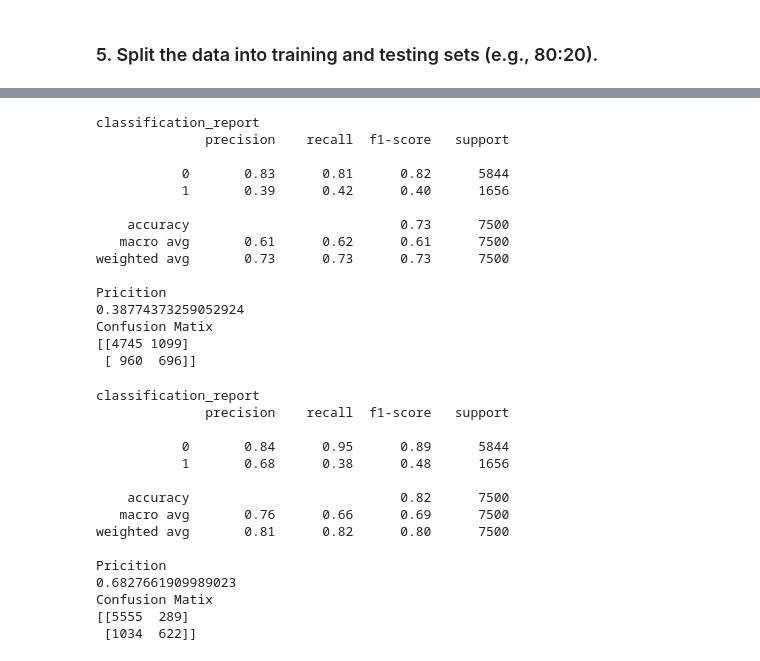
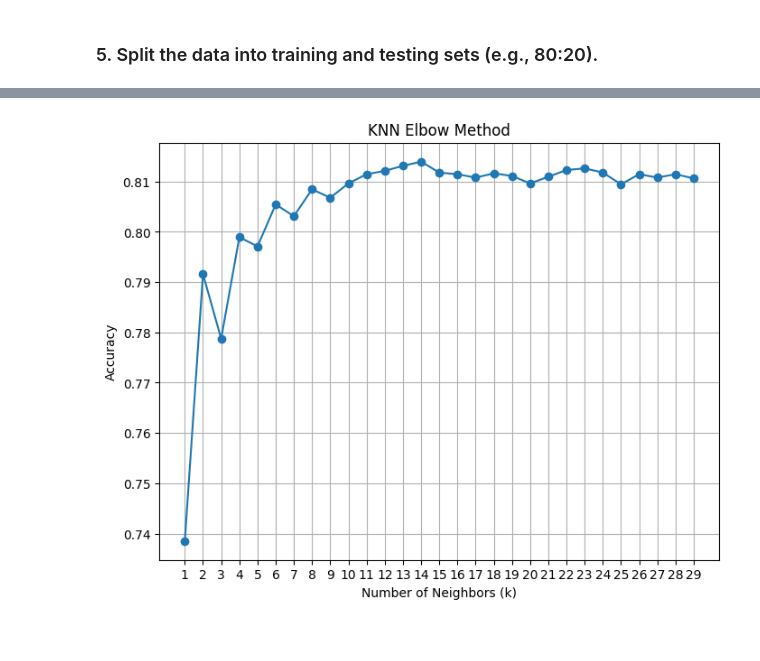
Before and after one commit to Swar028363/jupyter-notebooks, a Jupyter notebook: Collage_ML_Labs/Lab4.ipynb, the cells around one changed output, grey strips where cells are left out. Drawn from its saved outputs; the diff is of its cells as text; code cells hidden in the pictures.

```diff
--- a/Collage_ML_Labs/Lab4.ipynb
+++ b/Collage_ML_Labs/Lab4.ipynb
@@ -220,3 +231,0 @@ LogisticRegression(max_iter=10000)
-# %%
-y_pred = lr_model.predict(X_test)
-y_pred
@@ -251,4 +300,0 @@ Confusion Matix
-# %%
-knn = KNeighborsClassifier()
-knn.fit(X_train, y_train)
-y_pred = knn.predict(X_test)
@@ -273,44 +301,22 @@ Confusion Matix
-# %%
-dt = DecisionTreeClassifier()
-dt.fit(X_train, y_train)
-y_pred = dt.predict(X_test)
-# %%
-print_metrics(y_test, y_pred)
-# %% [output]
-classification_report
-              precision    recall  f1-score   support
-
-           0       0.83      0.81      0.82      5844
-           1       0.39      0.42      0.40      1656
-
-    accuracy                           0.73      7500
-   macro avg       0.61      0.62      0.61      7500
-weighted avg       0.73      0.73      0.73      7500
-
-Pricition
-0.38774373259052924
-Confusion Matix
-[[4745 1099]
- [ 960  696]]
-# %%
-rf = RandomForestClassifier()
-rf.fit(X_train, y_train)
-y_pred = rf.predict(X_test)
-# %%
-print_metrics(y_test, y_pred)
-# %% [output]
-classification_report
-              precision    recall  f1-score   support
-
-           0       0.84      0.95      0.89      5844
-           1       0.68      0.38      0.48      1656
-
-    accuracy                           0.82      7500
-   macro avg       0.76      0.66      0.69      7500
-weighted avg       0.81      0.82      0.80      7500
-
-Pricition
-0.6827661909989023
-Confusion Matix
-[[5555  289]
- [1034  622]]
+# %%
+# useing elbow method to choose optimal K
+k_values = range(1, 30)
+accuracies = []
+
+for k in k_values:
+    knn = KNeighborsClassifier(n_neighbors=k)
+    knn.fit(X_train, y_train)
+    y_pred = knn.predict(X_test)
+    acc = accuracy_score(y_test, y_pred)
+    accuracies.append(acc)
+
+plt.figure(figsize=(8,6))
+plt.plot(k_values, accuracies, marker='o', linestyle='-')
+plt.xticks(k_values)
+plt.xlabel("Number of Neighbors (k)")
+plt.ylabel("Accuracy")
+plt.title("KNN Elbow Method")
+plt.grid(True)
+plt.show()
+# %% [output]
+[figure, added]
```
Also changed, not shown: parts of 79 cells of this notebook, 1 other file.
